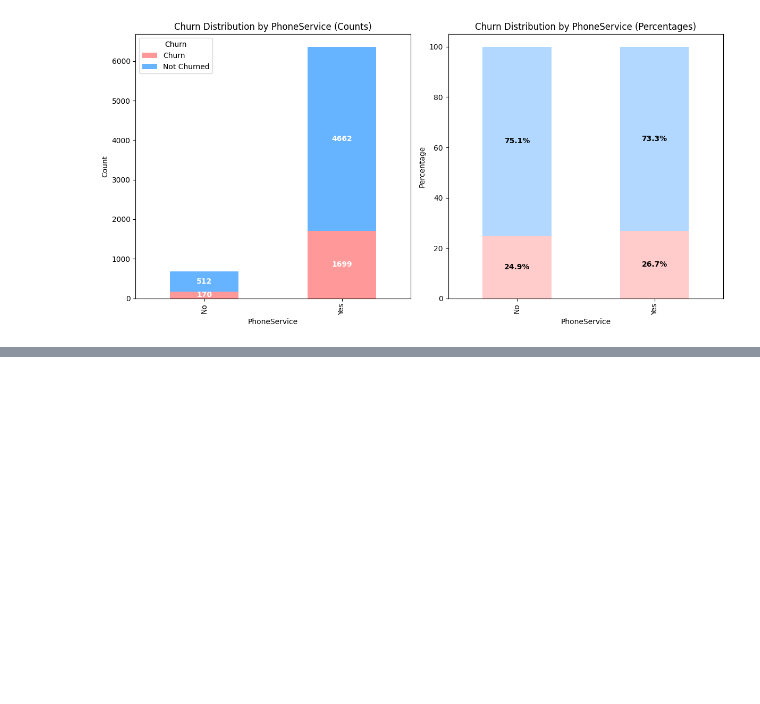
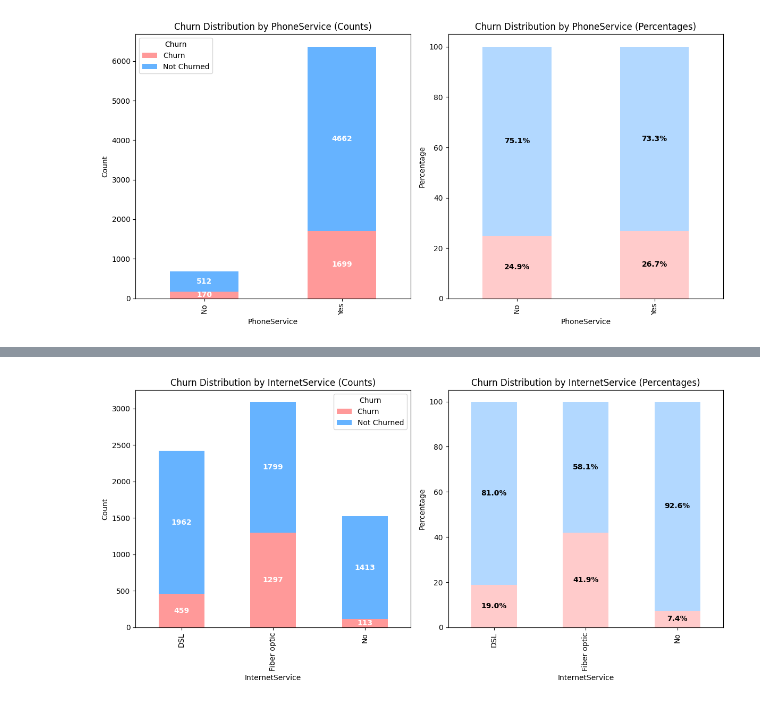
Before and after one commit to Sanket2102/churn-prediction, a Jupyter notebook: Churn Prediction/basic_analysis.ipynb, the cells around one changed output, grey strips where cells are left out. Drawn from its saved outputs; the diff is of its cells as text; code cells hidden in the pictures; blank space fills up the shorter version.

```diff
--- a/Churn Prediction/basic_analysis.ipynb
+++ b/Churn Prediction/basic_analysis.ipynb
@@ -150,0 +155,4 @@ plot_stacked_bar('PhoneService')
+# %%
+plot_stacked_bar('InternetService')
+# %% [output]
+[figure, added]
```
Also changed, not shown: parts of 19 cells of this notebook.
